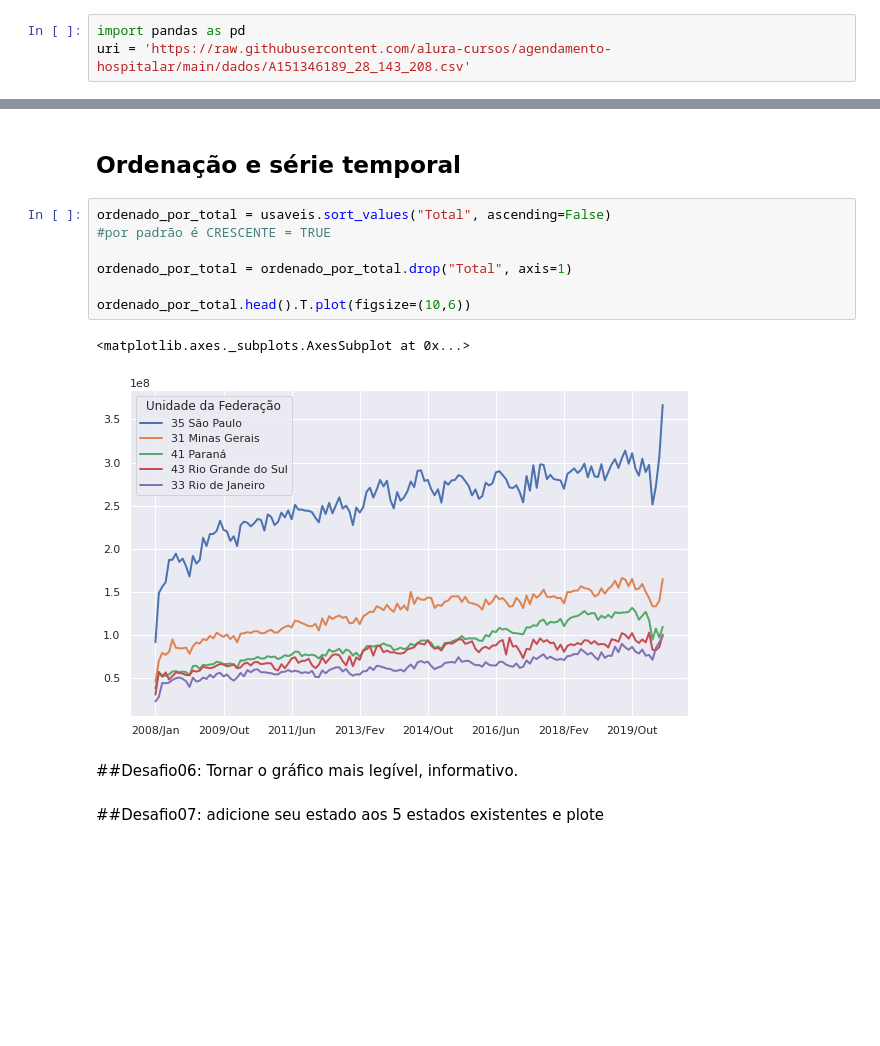
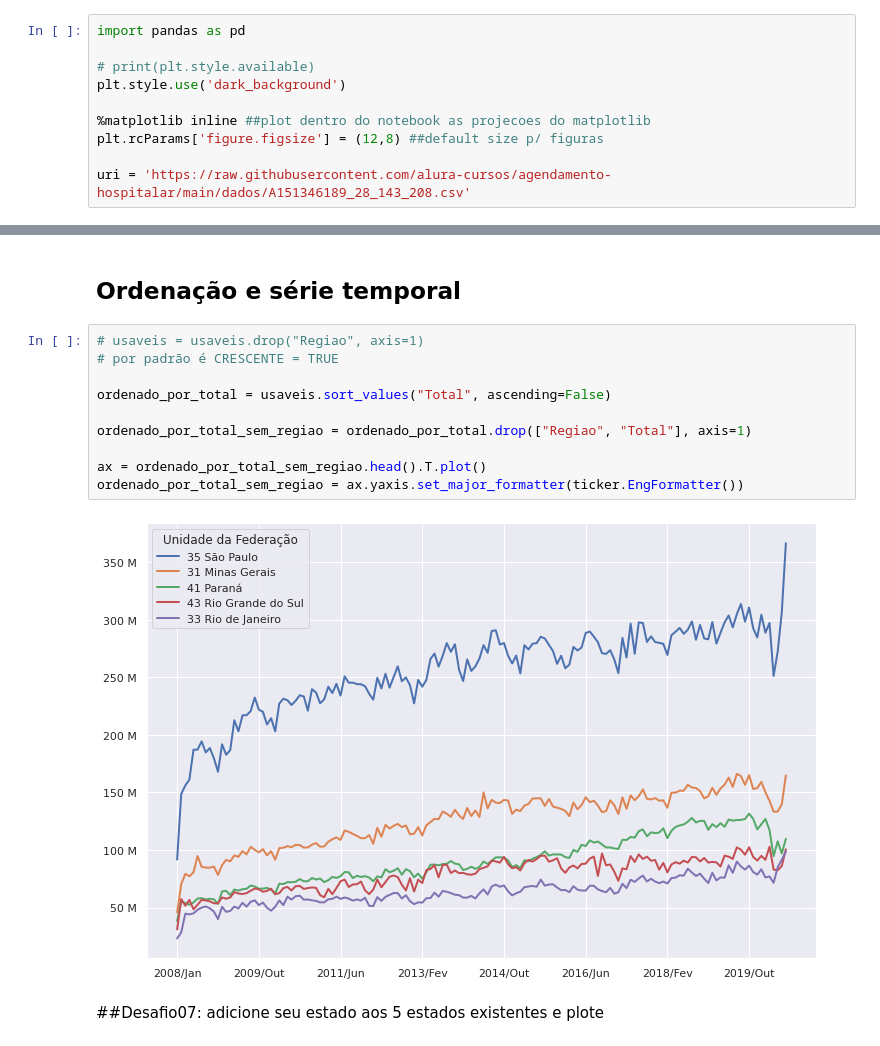
Before and after one commit to RianBrug/bootcamp-datascience-alura, a Jupyter notebook: bootcamp_ds_rian_modulo1.ipynb, the cells around one changed output, grey strips where cells are left out. Saved outputs shown, nothing was run; the diff lists cells and outputs as text; blank space fills up the shorter version.

```diff
--- a/bootcamp_ds_rian_modulo1.ipynb
+++ b/bootcamp_ds_rian_modulo1.ipynb
@@ -6,6 +6,13 @@
 Analisando Dados da Saúde com Python e **Pandas**
 # %%
 import pandas as pd
+
+# print(plt.style.available)
+plt.style.use('dark_background')
+
+%matplotlib inline ##plot dentro do notebook as projecoes do matplotlib
+plt.rcParams['figure.figsize'] = (12,8) ##default size p/ figuras
+
 uri = 'https://raw.githubusercontent.com/alura-cursos/agendamento-hospitalar/main/dados/A151346189_28_143_208.csv'
 # %%
 
@@ -397,16 +404,16 @@ Name: Regiao, dtype: object
 # %% [markdown]
 ## Ordenação e série temporal
 # %%
+# usaveis = usaveis.drop("Regiao", axis=1)
+# por padrão é CRESCENTE = TRUE
+
 ordenado_por_total = usaveis.sort_values("Total", ascending=False)
-#por padrão é CRESCENTE = TRUE
 
-ordenado_por_total = ordenado_por_total.drop("Total", axis=1)
+ordenado_por_total_sem_regiao = ordenado_por_total.drop(["Regiao", "Total"], axis=1)
 
-ordenado_por_total.head().T.plot(figsize=(10,6))
+ax = ordenado_por_total_sem_regiao.head().T.plot()
+ordenado_por_total_sem_regiao = ax.yaxis.set_major_formatter(ticker.EngFormatter())
 # %% [output]
-<matplotlib.axes._subplots.AxesSubplot at 0x...>
-[figure, old version]
+[figure, new version]
-# %% [markdown]
-##Desafio06: Tornar o gráfico mais legível, informativo.
 # %% [markdown]
 ##Desafio07: adicione seu estado aos 5 estados existentes e plote
```
Also changed, not shown: parts of 11 cells of this notebook.
